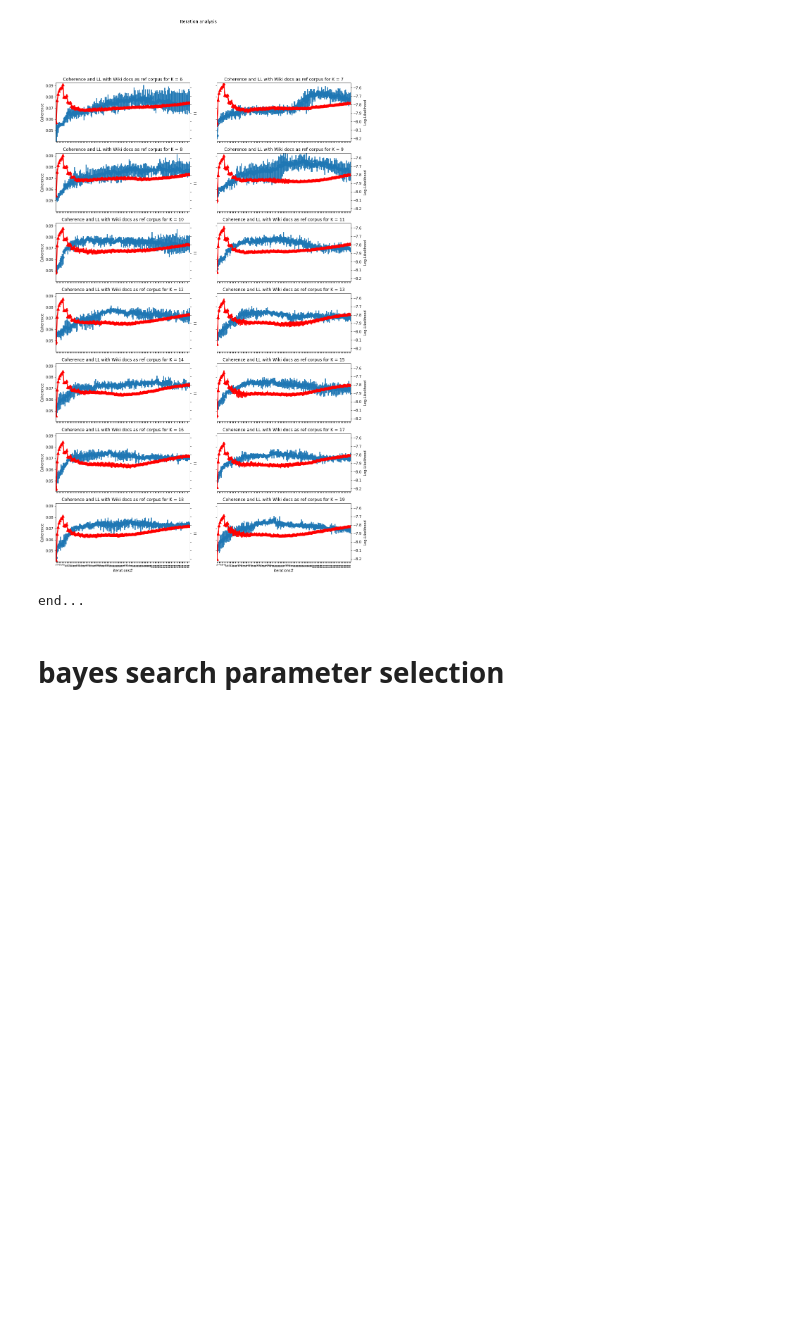
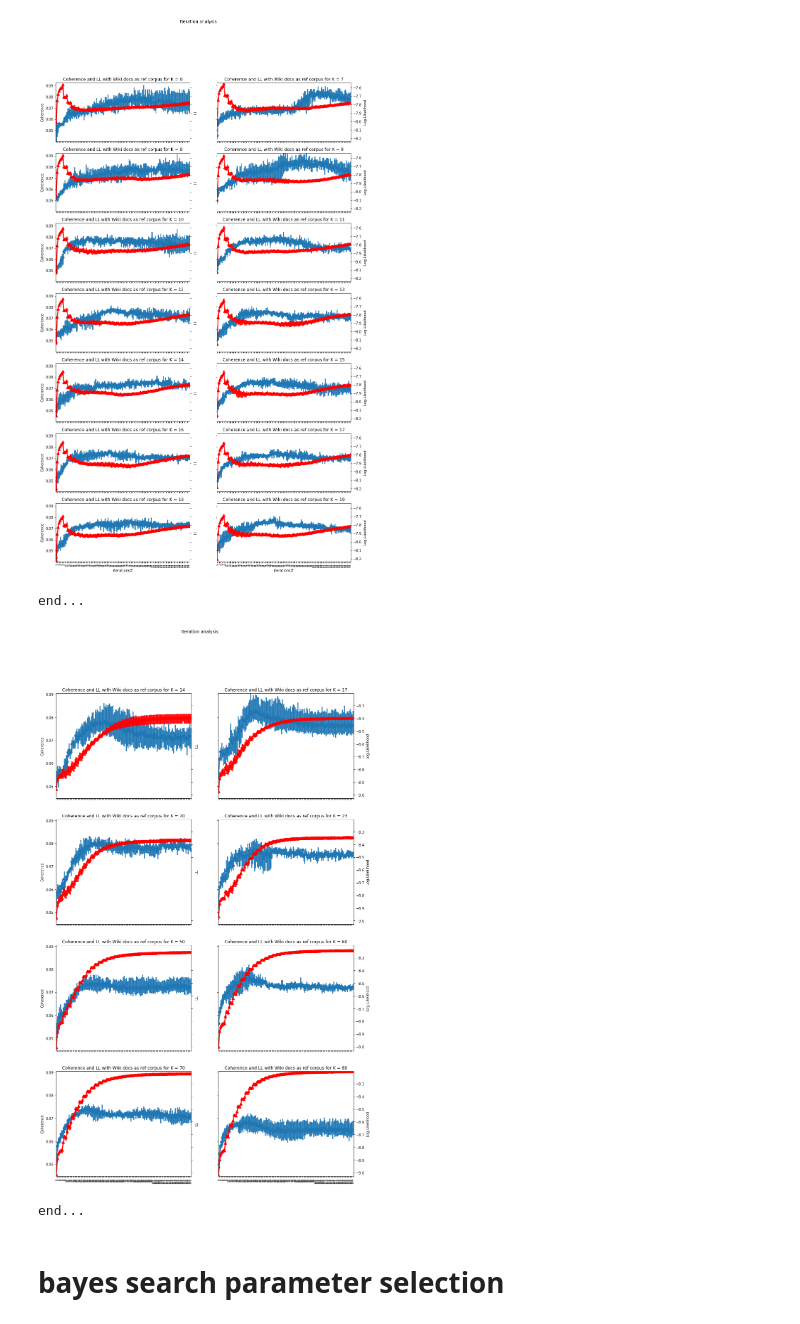
Before and after one commit to aminmarani/topic_modeling_comparison, a Jupyter notebook: iteration_analysis_and_optimization.ipynb, the cells around one changed output. Drawn from its saved outputs; the diff is of its cells as text; code cells hidden in the pictures; blank space fills up the shorter version.

```diff
--- a/iteration_analysis_and_optimization.ipynb
+++ b/iteration_analysis_and_optimization.ipynb
@@ -410,6 +410,73 @@ print('end...')
 All coherence compuation for top terms are computed
 [figure]
 end...
+# %%
+import pandas as pd
+import matplotlib.pyplot as plt
+import seaborn as sns
+
+
+topic_num = [14,17,20,23,50,60,70,80]
+
+stats = pd.read_csv('LDA_stats.csv')
+
+
+fig, axes = plt.subplots(int(len(topic_num)/2), 2, figsize=(15,25))
+fig.suptitle('Iteration analysis')
+
+K_count = 0
+
+for i in range(0,int(len(topic_num)/2)):
+    for j in range(0,2):
+        ax = sns.pointplot(ax=axes[i,j],x='iterations',y='coherence',data=stats.loc[stats.K==topic_num[K_count],:])
+        if i == 6:
+            xlabel = 'iterations#'
+        else:
+            xlabel = ''
+        ax.set(title='Coherence and LL with Wiki docs as ref corpus for K = {0}'.format(topic_num[K_count]),xlabel=xlabel,ylabel='Coherence')
+        ax.tick_params(axis='x', rotation=90)
+        ax.set(ylim=(min(stats.coherence),max(stats.coherence)))
+        if j == 1:#if the plot is on right, don't print iterations for ylabel to avoid interfere
+            ax.set(ylabel='')
+            ax.set(yticklabels=[])
+
+        ax2 = ax.twinx()
+        sns.pointplot(x='iterations',y='LL',data=stats.loc[stats.K==topic_num[K_count],:],markers = '^',color='red')
+        ax2.set(ylim=(min(stats.LL),max(stats.LL)))
+        if j==1:#if the plot is on the right side, print log-likelihood for ylabel
+            ax2.set(ylabel='Log-Likelihood')
+        else:
+            ax2.set(yticklabels=[])
+
+        #decreasing font size for x-ticks
+        ax.set_xticklabels(ax.get_xticks(), size = 5)
+
+        if i<(len(topic_num)/2)-1:#remove iterations for subplots that are not at the bottom
+            ax2.set(xticklabels=[])
+        else:
+            ax2.set(xlabel='Iterations#')
+
+        K_count+=1
+
+# ax = sns.pointplot(x='iterations',y='coherence',hue='K',data=stats.loc[stats.K<11,:])
+# ax.set(title='Coherence and LL with Wiki docs as ref corpus for different K',xlabel='Coherence',ylabel='Iterations#')
+# ax.tick_params(axis='x', rotation=90)
+
+
+# ax2 = ax.twinx()
+# sns.pointplot(x='iterations',y='LL',hue='K',data=stats.loc[stats.K<11,:],markers = '^')
+# ax2.set(ylabel='Log-Likelihood')
+
+plt.show()
+
+fig.savefig('./result/20newsgroup/iteration_analysis_multiple_K.png', format='png', dpi=1200)
+fig.savefig('./result/20newsgroup//iteration_analysis_multiple_K.svg', format='svg', dpi=1200)
+
+
+print('end...')
+# %% [output]
+[figure, added]
+end...
 # %% [markdown]
 # bayes search parameter selection
 # %%
```
